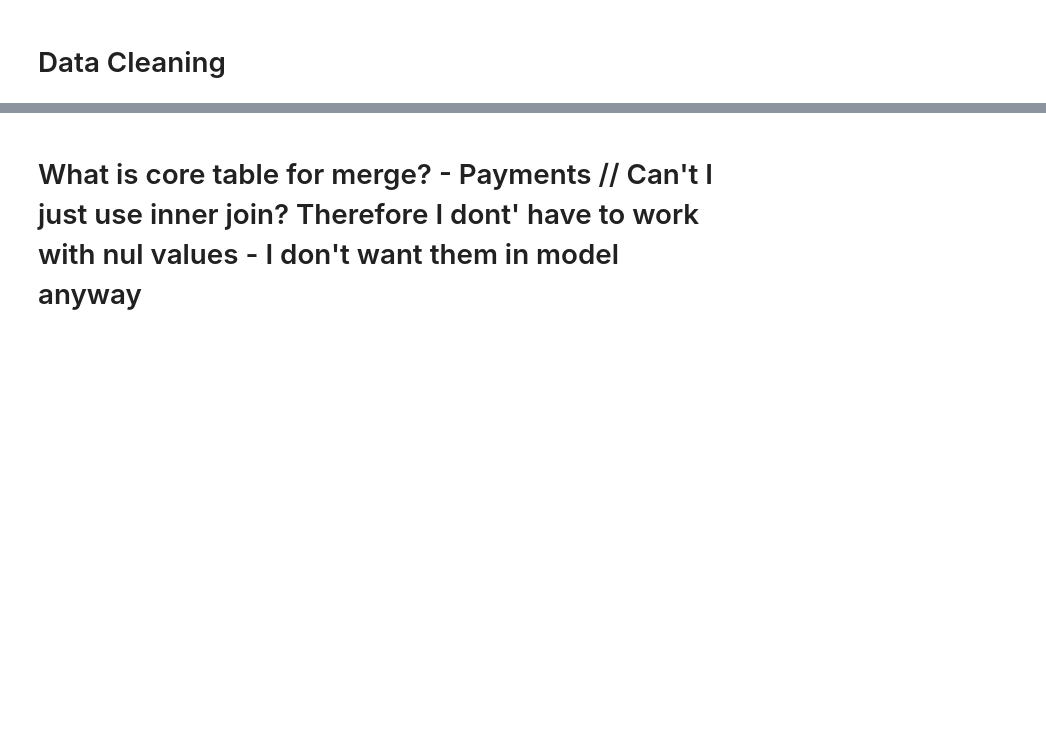
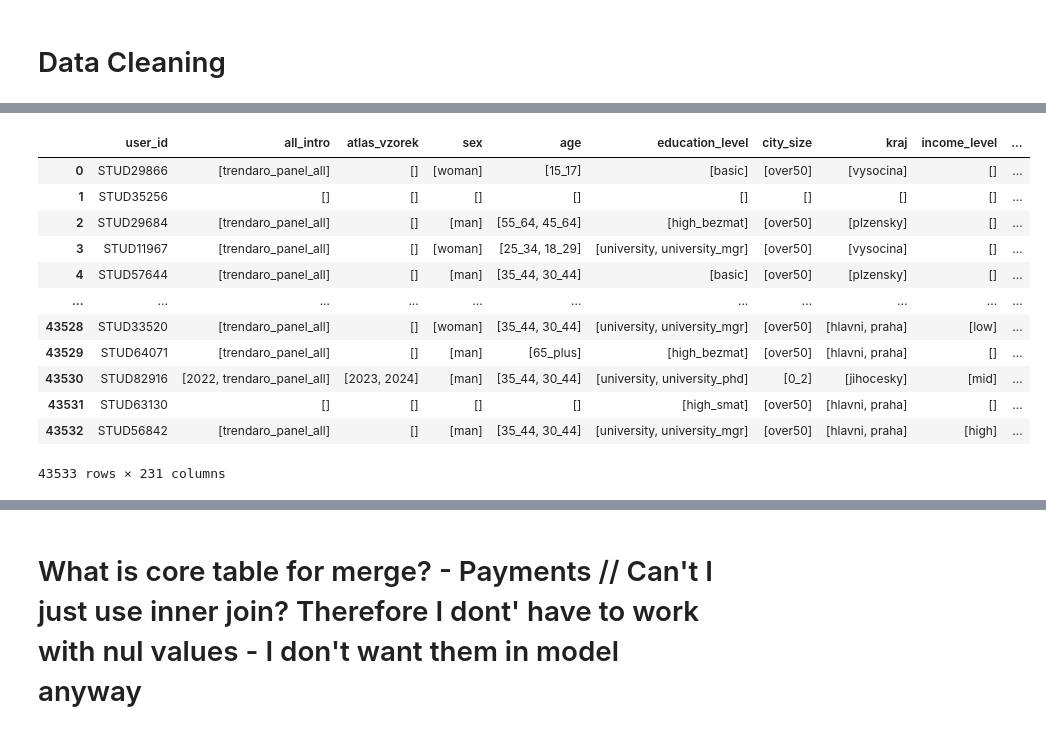
Before and after one commit to vuva00/DP-DataEight, a Jupyter notebook: sandbox/modeling_filip.ipynb, the cells around one changed output, grey strips where cells are left out. Drawn from its saved outputs; the diff is of its cells as text; code cells hidden in the pictures; blank space fills up the shorter version.

```diff
--- a/sandbox/modeling_filip.ipynb
+++ b/sandbox/modeling_filip.ipynb
@@ -39,0 +80,39 @@ df_payments_cleaned = df_payments[df_payments['id'].notna()]
+# %%
+from collections import defaultdict
+
+grouped_cols = defaultdict(dict)
+
+for col in df_atlas.columns:
+    if "-" in col:
+        group, key = col.split('-', 1)
+        grouped_cols[group][key] = col
+    else:
+        grouped_cols[col][col] = col
+
+structured_data = []
+for _, row in df_atlas.iterrows():
+    entry = {}
+    for group, mapping in grouped_cols.items():
+        entry[group] = [key for key, col in mapping.items() if row[col] == 1]
+    structured_data.append(entry)
+# %%
+df_test = pd.DataFrame(structured_data)
+# %%
+df_test2 = df_test.drop(columns=['user_id'])
+df_test3 = pd.concat([df_atlas['user_id'], df_test2], axis=1, join='inner')
+# %%
+df_test3
+# %% [output]
+|  | user_id | all_intro | atlas_vzorek | sex | age | education_level | city_size | kraj | income_level | ... |
+| 0 | STUD29866 | [trendaro_panel_all] | [] | [woman] | [15_17] | [basic] | [over50] | [vysocina] | [] | ... |
+| 1 | STUD35256 | [] | [] | [] | [] | [] | [] | [] | [] | ... |
+| 2 | STUD29684 | [trendaro_panel_all] | [] | [man] | [55_64, 45_64] | [high_bezmat] | [over50] | [plzensky] | [] | ... |
+| 3 | STUD11967 | [trendaro_panel_all] | [] | [woman] | [25_34, 18_29] | [university, university_mgr] | [over50] | [vysocina] | [] | ... |
+| 4 | STUD57644 | [trendaro_panel_all] | [] | [man] | [35_44, 30_44] | [basic] | [over50] | [plzensky] | [] | ... |
+| ... | ... | ... | ... | ... | ... | ... | ... | ... | ... | ... |
+| 43528 | STUD33520 | [trendaro_panel_all] | [] | [woman] | [35_44, 30_44] | [university, university_mgr] | [over50] | [hlavni, praha] | [low] | ... |
+| 43529 | STUD64071 | [trendaro_panel_all] | [] | [man] | [65_plus] | [high_bezmat] | [over50] | [hlavni, praha] | [] | ... |
+| 43530 | STUD82916 | [2022, trendaro_panel_all] | [2023, 2024] | [man] | [35_44, 30_44] | [university, university_phd] | [0_2] | [jihocesky] | [mid] | ... |
+| 43531 | STUD63130 | [] | [] | [] | [] | [high_smat] | [over50] | [hlavni, praha] | [] | ... |
+| 43532 | STUD56842 | [trendaro_panel_all] | [] | [man] | [35_44, 30_44] | [university, university_mgr] | [over50] | [hlavni, praha] | [high] | ... |
+43533 rows × 231 columns
```
Also changed, not shown: parts of 23 cells of this notebook.
